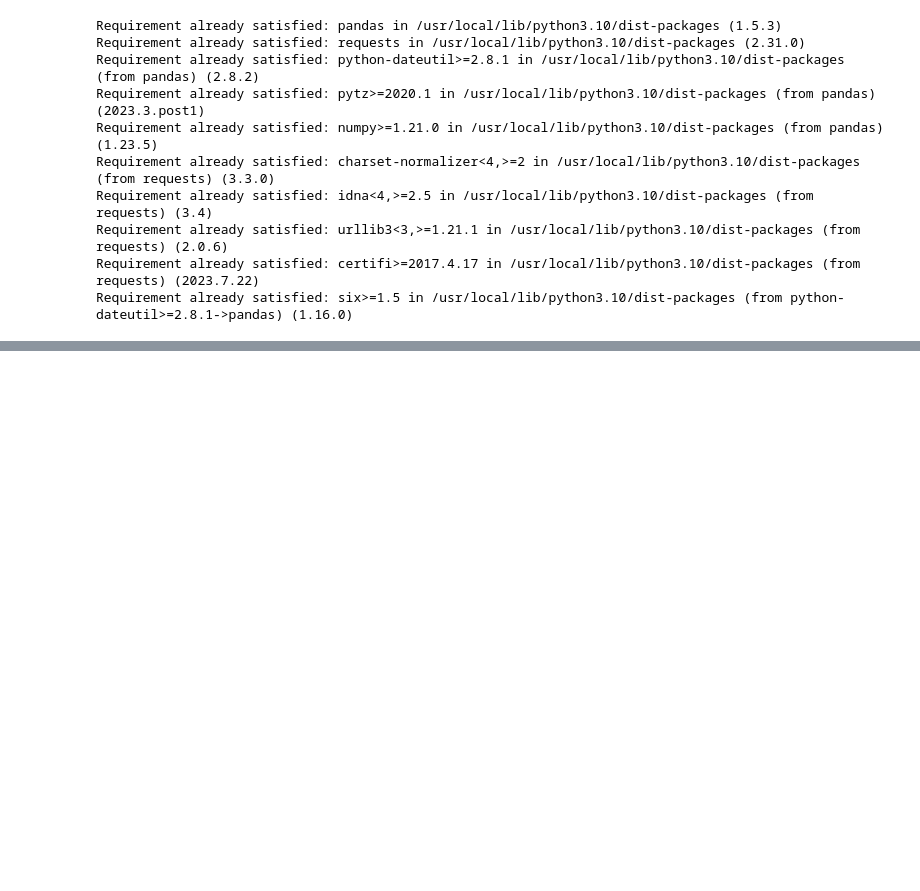
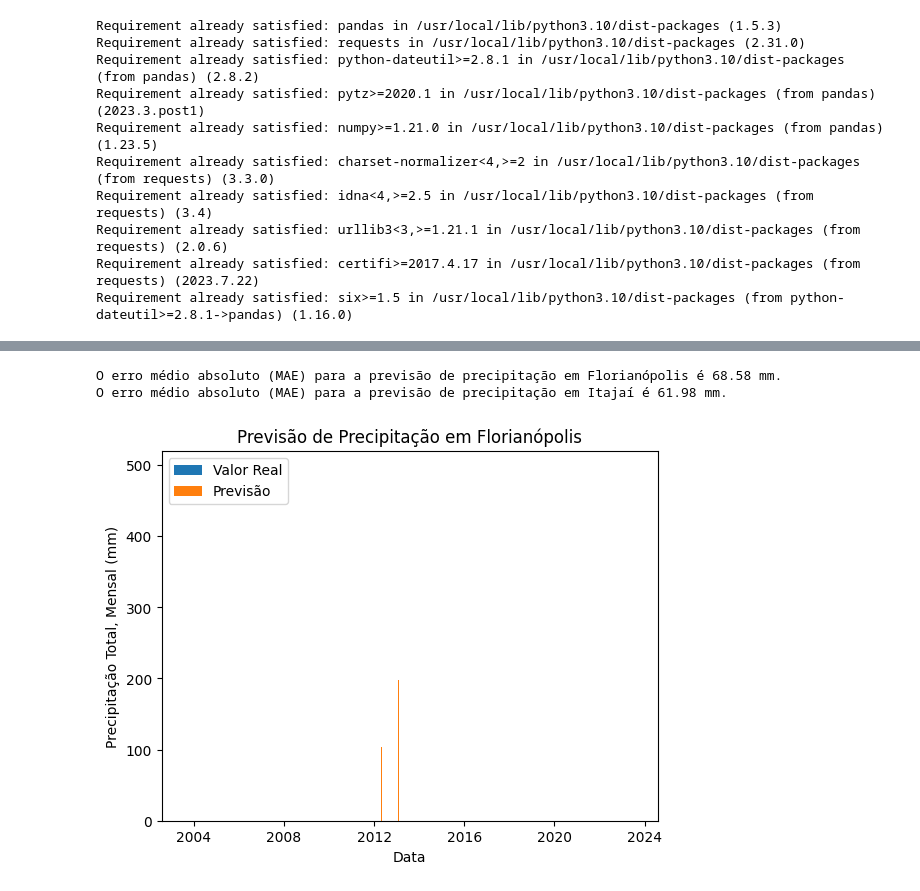
Before and after one commit to anderw1ll/Dados---BDMEP, a Jupyter notebook: Dados_BDMEP.ipynb, the cells around one changed output, grey strips where cells are left out. Cells and saved outputs as stored; diff of their text form; code cells hidden in the pictures; blank space fills up the shorter version.

```diff
--- a/Dados_BDMEP.ipynb
+++ b/Dados_BDMEP.ipynb
@@ -244,0 +473,41 @@ df_itajai.sort_values('TEMPERATURA MEDIA, MENSAL (AUT)(°C)', ascending=False).h
+# %%
+from sklearn.ensemble import RandomForestRegressor
+from sklearn.model_selection import train_test_split
+from sklearn.metrics import mean_absolute_error
+
+# Divida os dados em conjuntos de treinamento e teste
+X_train_florianopolis, X_test_florianopolis, y_train_florianopolis, y_test_florianopolis = train_test_split(df_florianopolis[['Data Medicao']], df_florianopolis['PRECIPITACAO TOTAL, MENSAL (AUT)(mm)'], test_size=0.2, random_state=42)
+X_train_itajai, X_test_itajai, y_train_itajai, y_test_itajai = train_test_split(df_itajai[['Data Medicao']], df_itajai['PRECIPITACAO TOTAL, MENSAL (AUT)(mm)'], test_size=0.2, random_state=42)
+
+# Treine o modelo de floresta aleatória para prever a precipitação futura
+rf_florianopolis = RandomForestRegressor(n_estimators=100, random_state=42)
+rf_florianopolis.fit(X_train_florianopolis, y_train_florianopolis)
+
+rf_itajai = RandomForestRegressor(n_estimators=100, random_state=42)
+rf_itajai.fit(X_train_itajai, y_train_itajai)
+
+# Faça previsões sobre a precipitação futura
+y_pred_florianopolis = rf_florianopolis.predict(X_test_florianopolis)
+y_pred_itajai = rf_itajai.predict(X_test_itajai)
+
+# Avalie o desempenho do modelo usando o erro médio absoluto (MAE)
+mae_florianopolis = mean_absolute_error(y_test_florianopolis, y_pred_florianopolis)
+mae_itajai = mean_absolute_error(y_test_itajai, y_pred_itajai)
+
+print(f'O erro médio absoluto (MAE) para a previsão de precipitação em Florianópolis é {mae_florianopolis:.2f} mm.')
+print(f'O erro médio absoluto (MAE) para a previsão de precipitação em Itajaí é {mae_itajai:.2f} mm.')
+# %% [output]
+O erro médio absoluto (MAE) para a previsão de precipitação em Florianópolis é 68.58 mm.
+O erro médio absoluto (MAE) para a previsão de precipitação em Itajaí é 61.98 mm.
+# %%
+# Crie um gráfico de barras para comparar as previsões com os valores reais
+fig, ax = plt.subplots()
+ax.bar(X_test_florianopolis['Data Medicao'], y_test_florianopolis, label='Valor Real')
+ax.bar(X_test_florianopolis['Data Medicao'], y_pred_florianopolis, label='Previsão')
+ax.set_xlabel('Data')
+ax.set_ylabel('Precipitação Total, Mensal (mm)')
+ax.set_title('Previsão de Precipitação em Florianópolis')
+ax.legend()
+plt.show()
+# %% [output]
+[figure, added]
```
Also changed, not shown: parts of 15 cells of this notebook.
